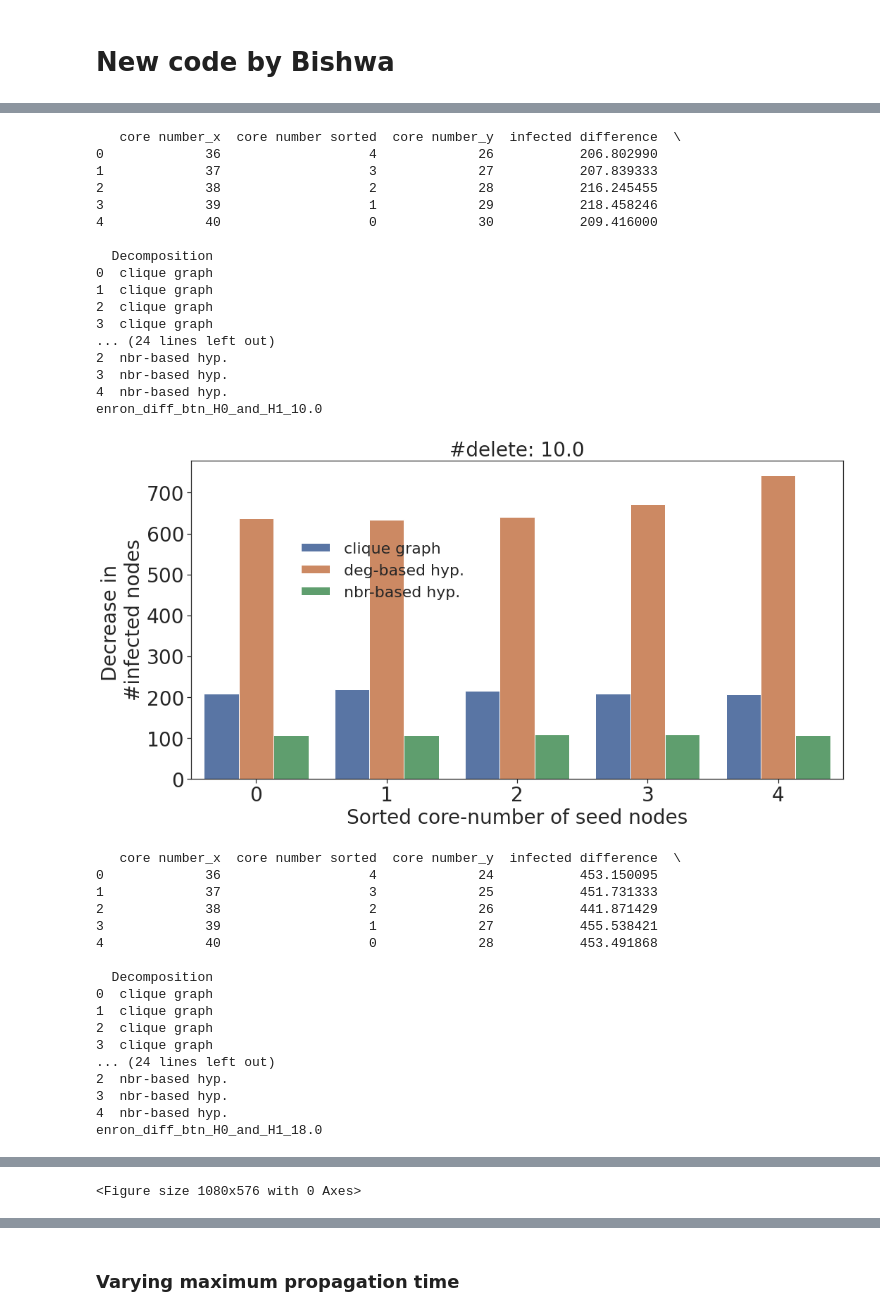
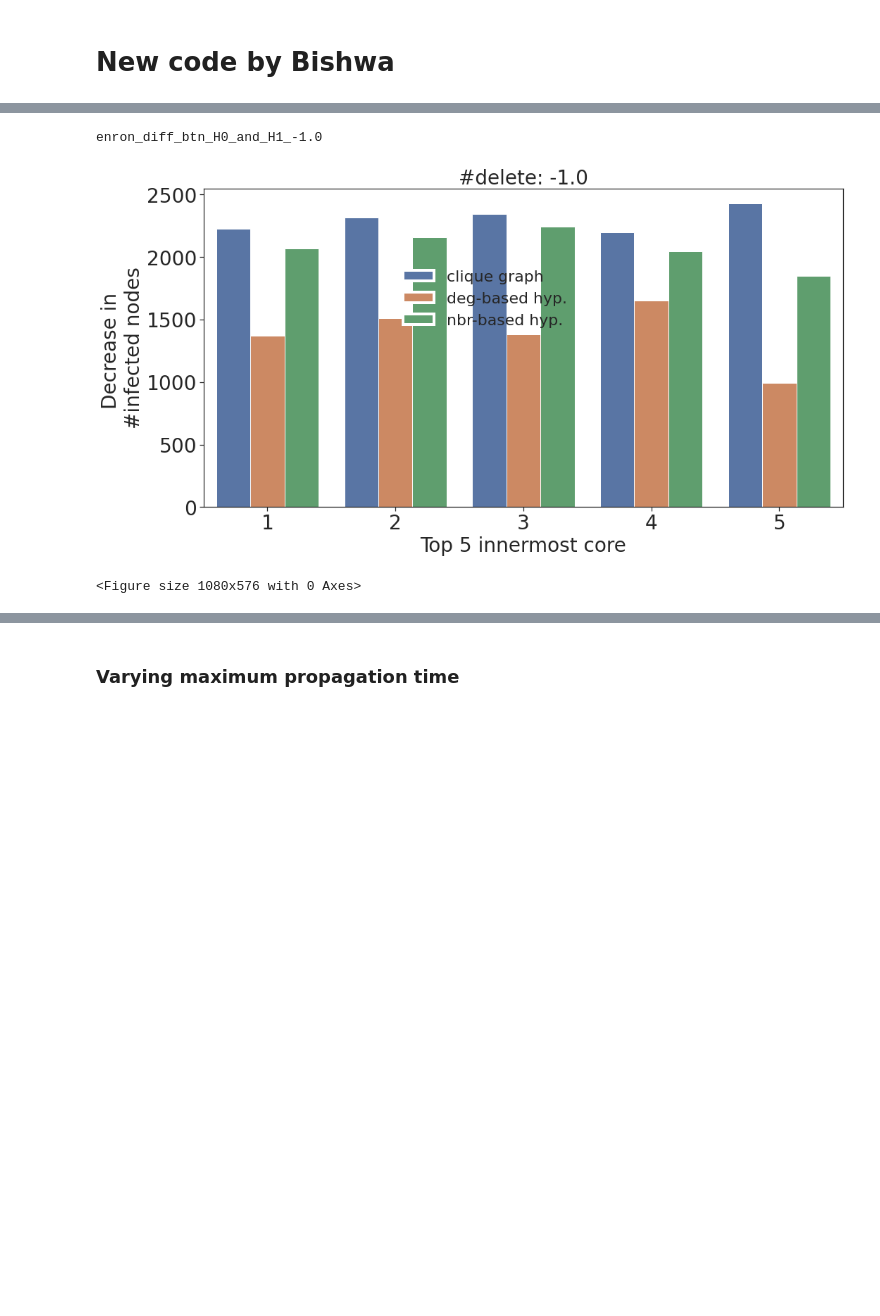
Before and after one commit to toggled/vldbsubmission, a Jupyter notebook: python_src/propagationPlots_bishwa.ipynb, the cells around one changed output, grey strips where cells are left out. Saved outputs shown, nothing was run; the diff lists cells and outputs as text; code cells hidden in the pictures; blank space fills up the shorter version.

```diff
--- a/python_src/propagationPlots_bishwa.ipynb
+++ b/python_src/propagationPlots_bishwa.ipynb
@@ -370,7 +368,7 @@ plt.clf()
 # %%
 
 src = '../output/'
-cols = ['algo', 'dataset', 'exp', 'intervention_results', 'num delete', 'p', 'result', 'timestep_results']
+cols = ['algo', 'dataset', 'exp', 'intervention_results', 'max propagation time', 'num delete', 'p', 'result', 'timestep_results']
 # cols = ['dataset', 'p', 'algo', 'exp', 'result', 'timestep_results', 'intervention_results', 'num delete']
 # cols = ['dataset', 'p', 'algo', 'exp', 'result', 'timestep_results', 'intervention_results']
 
@@ -412,7 +407,7 @@ plt.style.use('grayscale')
 
 
 lw = 3
-save = True
+save = False
 output_folder = '../fig/'
 topk = 5
 
@@ -751,8 +747,7 @@ labelsize = 20
 # %%
 dataset = "enron"
 src = '../output/'
-cols = ['algo', 'dataset', 'exp', 'intervention_results',
-        'num delete', 'p', 'result', 'timestep_results']
+cols = ['algo', 'dataset', 'exp', 'intervention_results', 'max propagation time', 'num delete', 'p', 'result', 'timestep_results']
 # cols = ['dataset', 'p', 'algo', 'exp', 'result', 'timestep_results', 'intervention_results', 'num delete']
 # cols = ['dataset', 'p', 'algo', 'exp', 'result', 'timestep_results', 'intervention_results']
 
@@ -829,6 +821,9 @@ for num_delete in df['num delete'].unique():
         # sorting in descending order of core number
         meandf['core number sorted'] = meandf.apply(
             lambda x: list(-np.sort(-meandf[meandf['hypergraph'] == x['hypergraph']]['core number'])).index(x['core number']), axis=1)
+        meandf['core number sorted'] = meandf.apply(
+                lambda x: x['core number sorted'] + 1, axis=1)
+
         # print(meandf)
         merged_df = pd.merge(meandf[meandf['hypergraph'] == "H0"], meandf[meandf['hypergraph'] == "H1"],
                              how="right", on=["core number sorted"])
@@ -839,73 +834,41 @@ for num_delete in df['num delete'].unique():
         merged_df.drop(['infected_x', 'infected_y', 'hypergraph_x',
                         'hypergraph_y'], axis=1, inplace=True)
 
-        print(merged_df)
+        # print(merged_df)
 
         if(df_plot is None):
             df_plot = merged_df.copy()
         else:
             df_plot = df_plot.append(merged_df, ignore_index=True)
 
     # # print(df_plot.head(10))
     # sns.lineplot(x='core number', y='infected difference',
     #              style='Decomposition', lw=lw, data=df_plot, style_order=order)
     sns.barplot(x='core number sorted', y='infected difference',
                 hue='Decomposition', data=df_plot)
-    plt.xlabel('Sorted core-number of seed nodes', fontsize=fontsize)
+    plt.xlabel('Top 5 innermost core', fontsize=fontsize)
     plt.ylabel("Decrease in \n#infected nodes", fontsize=fontsize)
     plt.xticks(fontsize=fontsize)
     plt.yticks(fontsize=fontsize)
     plt.title("#delete: " + str(num_delete), fontsize=fontsize)
     leg = plt.legend(loc="best", fontsize=fontsize-6,
                      frameon=False, bbox_to_anchor=(0.44, 0.52))
     for legobj in leg.legendHandles:
         legobj.set_linewidth(4.0)
 
     plt.tight_layout()
     filename = key[0] + "_diff_btn_H0_and_H1_" + str(num_delete)
     # print(filename)
     # print(output_folder)
     if(save):
         plt.savefig(output_folder + filename + ".pdf")
         plt.show()
     else:
         print(filename)
         plt.show()
         # break
     plt.clf()
 # %% [output]
-   core number_x  core number sorted  core number_y  infected difference  \
-0             36                   4             26           206.802990
-1             37                   3             27           207.839333
-2             38                   2             28           216.245455
-3             39                   1             29           218.458246
-4             40                   0             30           209.416000
-
-  Decomposition
-0  clique graph
-1  clique graph
-2  clique graph
-3  clique graph
-... (24 lines left out)
-2  nbr-based hyp.
-3  nbr-based hyp.
-4  nbr-based hyp.
-enron_diff_btn_H0_and_H1_10.0
+enron_diff_btn_H0_and_H1_-1.0
-[figure, old version]
+[figure, new version]
-   core number_x  core number sorted  core number_y  infected difference  \
-0             36                   4             24           453.150095
-1             37                   3             25           451.731333
-2             38                   2             26           441.871429
-3             39                   1             27           455.538421
-4             40                   0             28           453.491868
-
-  Decomposition
-0  clique graph
-1  clique graph
-2  clique graph
-3  clique graph
-... (24 lines left out)
-2  nbr-based hyp.
-3  nbr-based hyp.
-4  nbr-based hyp.
-enron_diff_btn_H0_and_H1_18.0
+<Figure size 1080x576 with 0 Axes>
@@ -913 +874,0 @@ enron_diff_btn_H0_and_H1_18.0
-<Figure size 1080x576 with 0 Axes>
```
Also changed, not shown: parts of 7 cells of this notebook, 19 other files.
